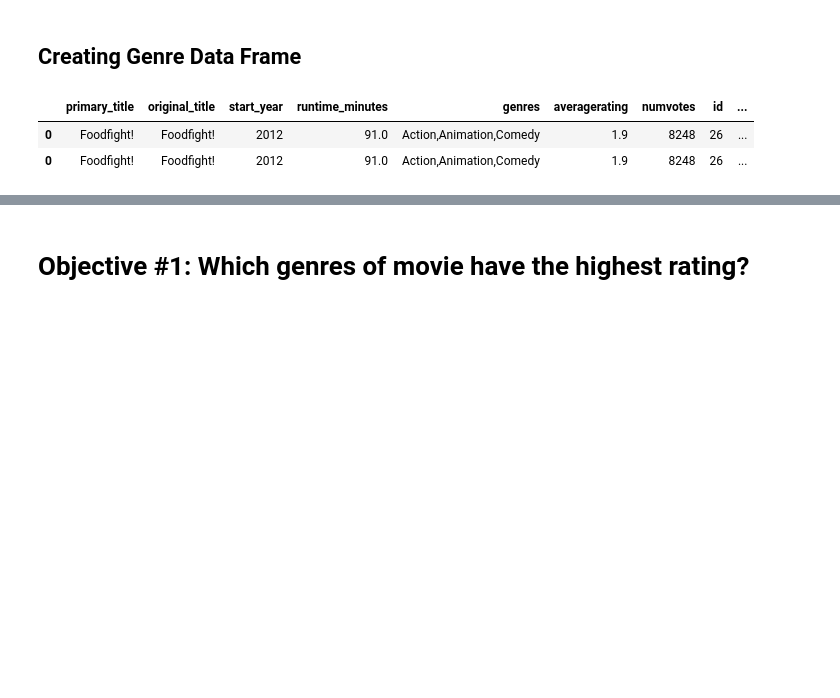
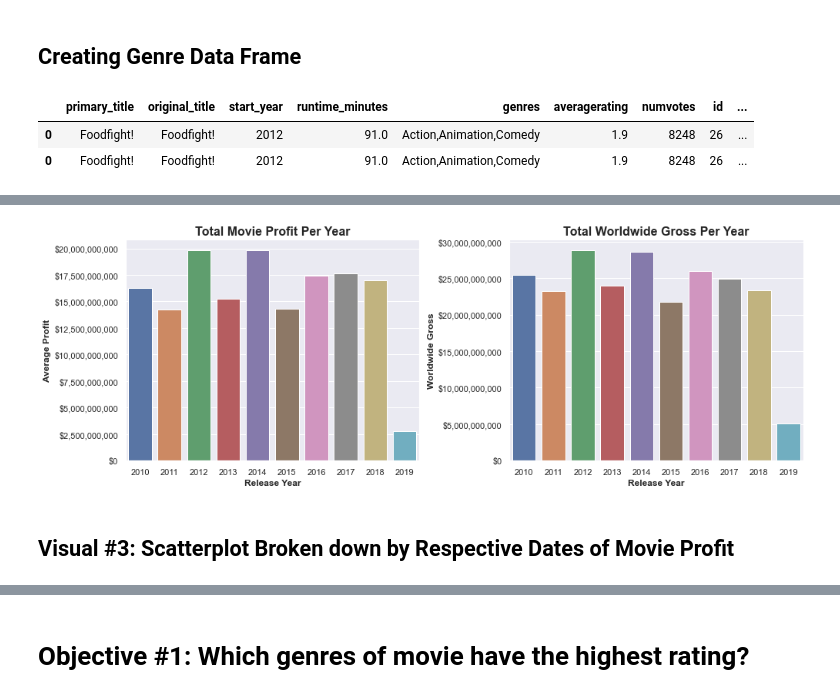
Before and after one commit to kevin-culver/Microsoft_Movie_Analysis, a Jupyter notebook: refined_exploration.ipynb, the cells around one changed output, grey strips where cells are left out. Saved outputs shown, nothing was run; the diff lists cells and outputs as text; code cells hidden in the pictures; blank space fills up the shorter version.

```diff
--- a/refined_exploration.ipynb
+++ b/refined_exploration.ipynb
@@ -172,0 +230,4 @@ ax.set_title('Profitability of Movie Genres', fontsize=16, );
+# %%
+#Creating df that groups by start year and then sums the profit of each year
+ann_profit_df = movies_df.groupby('start_year').sum()
+ann_profit_df
@@ -172,0 +247,28 @@ ax.set_title('Profitability of Movie Genres', fontsize=16, );
+# %%
+fig, axes = plt.subplots(figsize=(14, 5), ncols=2)
+
+#First plot shows total profit per year accounting for budget
+sns.barplot(data=ann_profit_df, x=ann_profit_df.index, y='production_profit', ax=axes[0])
+
+axes[0].set_xlabel('Release Year', fontsize=12, fontweight='bold')
+axes[0].set_ylabel('Average Profit', fontsize=12, fontweight='bold')
+axes[0].yaxis.set_major_formatter("${x:,.0f}")
+axes[0].set_title('Total Movie Profit Per Year', fontsize=16, fontweight='bold')
+
+#Second plot shows total worldwide gross
+sns.barplot(data=ann_profit_df, x=ann_profit_df.index, y='ww_gross_clean', ax=axes[1], hue)
+
+axes[1].set_xlabel('Release Year', fontsize=12, fontweight='bold')
+axes[1].set_ylabel('Worldwide Gross', fontsize=12, fontweight='bold')
+axes[1].yaxis.set_major_formatter("${x:,.0f}")
+axes[1].set_title('Total Worldwide Gross Per Year', fontsize=16, fontweight='bold')
+
+fig.tight_layout();
+
+## HOW to set y limit with multiple plots?
+## HOW could I have two bars per year in one plot? One showing total profit and
+## one showing total worldwide gross? Hue argument?
+# %% [output]
+[figure, added]
+# %% [markdown]
+## Visual #3: Scatterplot Broken down by Respective Dates of Movie Profit
```
Also changed, not shown: parts of 20 cells of this notebook.
